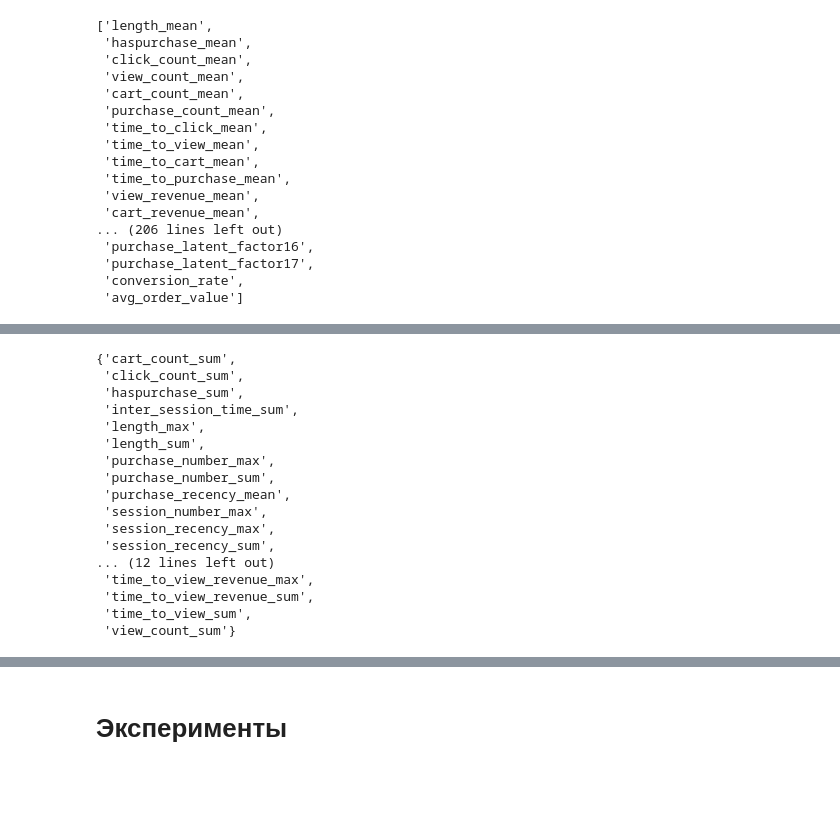
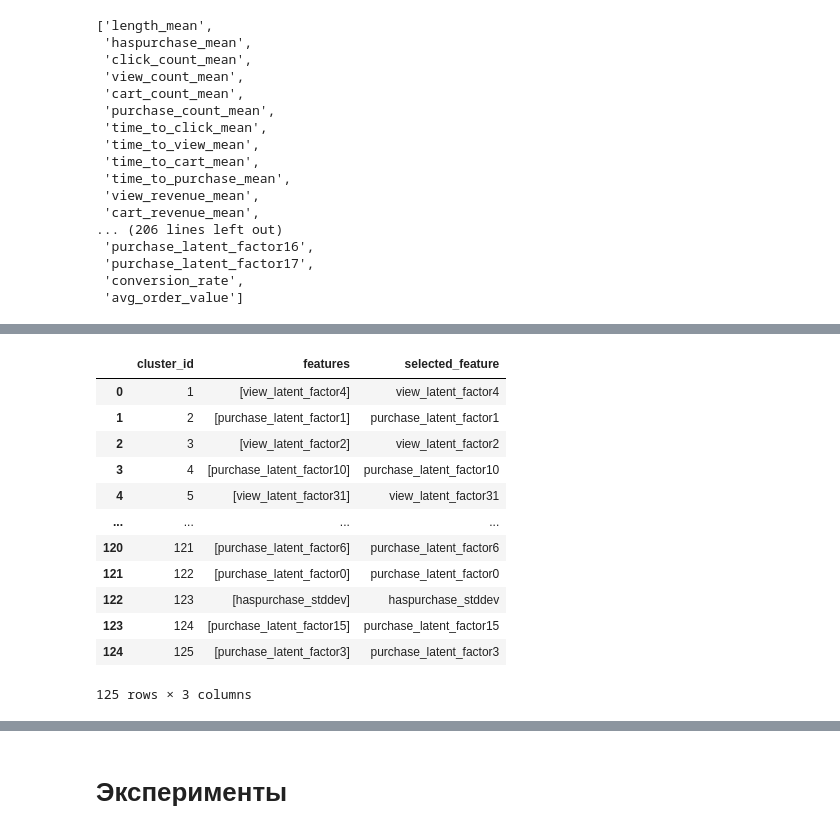
Before and after one commit to Arbuz-Nick/MasterDiploma, a Jupyter notebook: first_steps.ipynb, the cells around one changed output, grey strips where cells are left out. Cells and saved outputs as stored; diff of their text form; code cells hidden in the pictures; blank space fills up the shorter version.

```diff
--- a/first_steps.ipynb
+++ b/first_steps.ipynb
@@ -902,20 +799,0 @@ items_to_remove = ['time_to_cart_revenue_min',
-# %%
-set(items_to_leave).intersection(set(items_to_remove))
-# %% [output]
-{'cart_count_sum',
- 'click_count_sum',
- 'haspurchase_sum',
- 'inter_session_time_sum',
- 'length_max',
- 'length_sum',
- 'purchase_number_max',
- 'purchase_number_sum',
- 'purchase_recency_mean',
- 'session_number_max',
- 'session_recency_max',
- 'session_recency_sum',
-... (12 lines left out)
- 'time_to_view_revenue_max',
- 'time_to_view_revenue_sum',
- 'time_to_view_sum',
- 'view_count_sum'}
@@ -976,0 +800,48 @@ for corr_pairs
+# %%
+from scipy.cluster.hierarchy import linkage, fcluster
+from scipy.spatial.distance import squareform
+
+# Загрузка матрицы корреляций
+corr_df = corr_matrix
+
+# Преобразование корреляционной матрицы в расстояние
+dist_matrix = 1 - np.abs(corr_df)
+# Построение матрицы связей
+linkage_matrix = linkage(squareform(dist_matrix), method='average')
+# Кластеризация признаков с порогом 0.1
+cluster_labels = fcluster(linkage_matrix, t=0.05, criterion='distance')
+
+# Группировка признаков по кластерам
+clustered_features = pd.DataFrame({'feature': corr_df.columns, 'cluster': cluster_labels})
+grouped = clustered_features.groupby('cluster')['feature'].apply(list)
+
+# Выбор лучшего признака в группе (по длине имени — как суррогат интерпретируемости)
+def select_best_feature_by_name(group):
+    # if 'click_count_max' in group:
+    #     display(corr_matrix.loc[group, group], sorted(group, key=len), sorted(group))
+    # return sorted(group, key=len)[0]
+    group = sorted(group, key=len)
+    local_corr_matrix = corr_matrix.loc[group, group]
+    group_sum = local_corr_matrix.sum()
+    return group_sum[np.abs(group_sum) == np.abs(group_sum).max()].index[0]
+
+
+# Получение лучших признаков
+best_features = [select_best_feature_by_name(group) for group in grouped]
+grouped_df = pd.DataFrame({'cluster_id': grouped.index, 'features': grouped.values, 'selected_feature': best_features})
+
+grouped_df
+# %% [output]
+|  | cluster_id | features | selected_feature |
+| 0 | 1 | [view_latent_factor4] | view_latent_factor4 |
+| 1 | 2 | [purchase_latent_factor1] | purchase_latent_factor1 |
+| 2 | 3 | [view_latent_factor2] | view_latent_factor2 |
+| 3 | 4 | [purchase_latent_factor10] | purchase_latent_factor10 |
+| 4 | 5 | [view_latent_factor31] | view_latent_factor31 |
+| ... | ... | ... | ... |
+| 120 | 121 | [purchase_latent_factor6] | purchase_latent_factor6 |
+| 121 | 122 | [purchase_latent_factor0] | purchase_latent_factor0 |
+| 122 | 123 | [haspurchase_stddev] | haspurchase_stddev |
+| 123 | 124 | [purchase_latent_factor15] | purchase_latent_factor15 |
+| 124 | 125 | [purchase_latent_factor3] | purchase_latent_factor3 |
+125 rows × 3 columns
```
Also changed, not shown: parts of 12 cells of this notebook, 2 other files.
